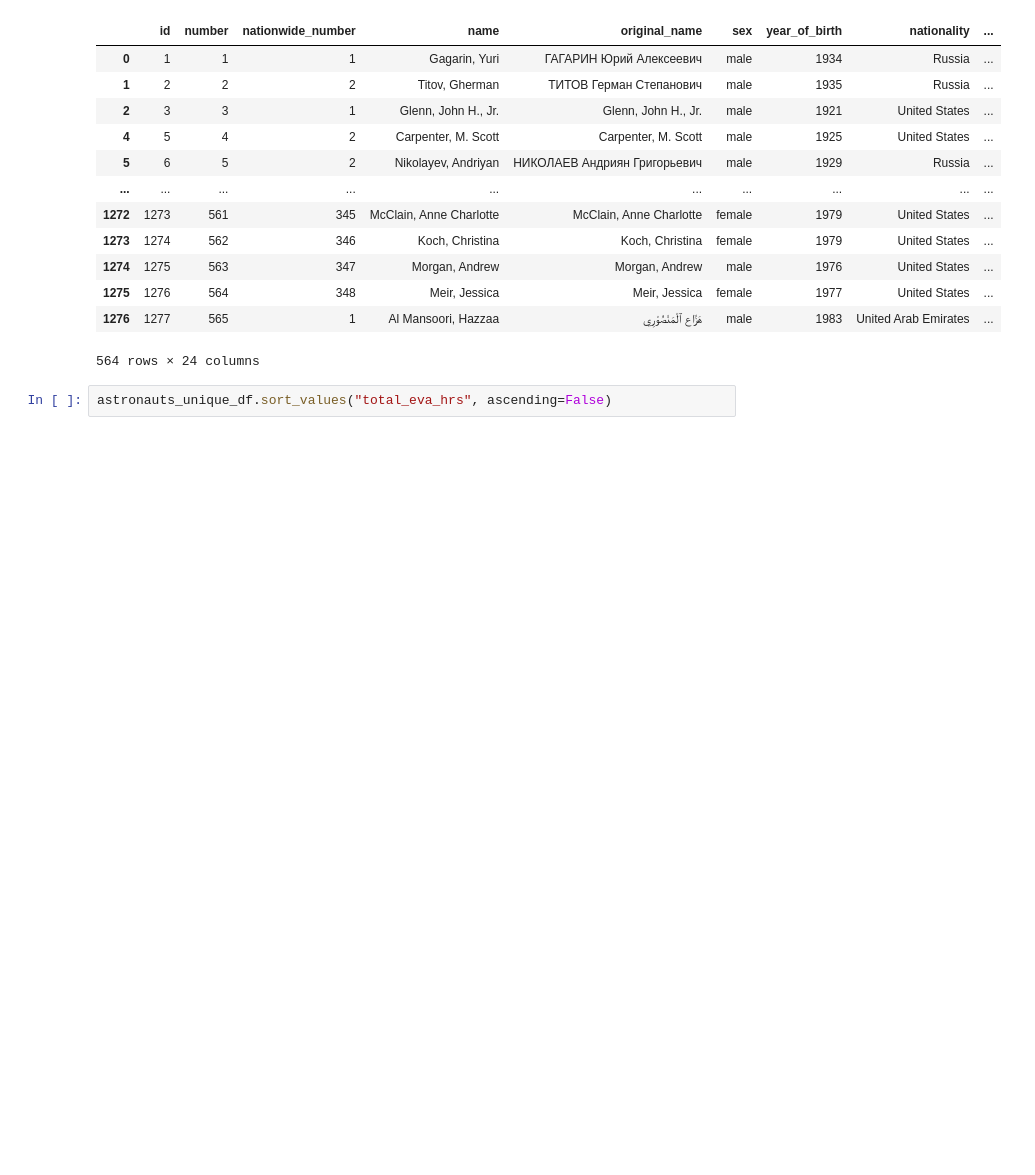
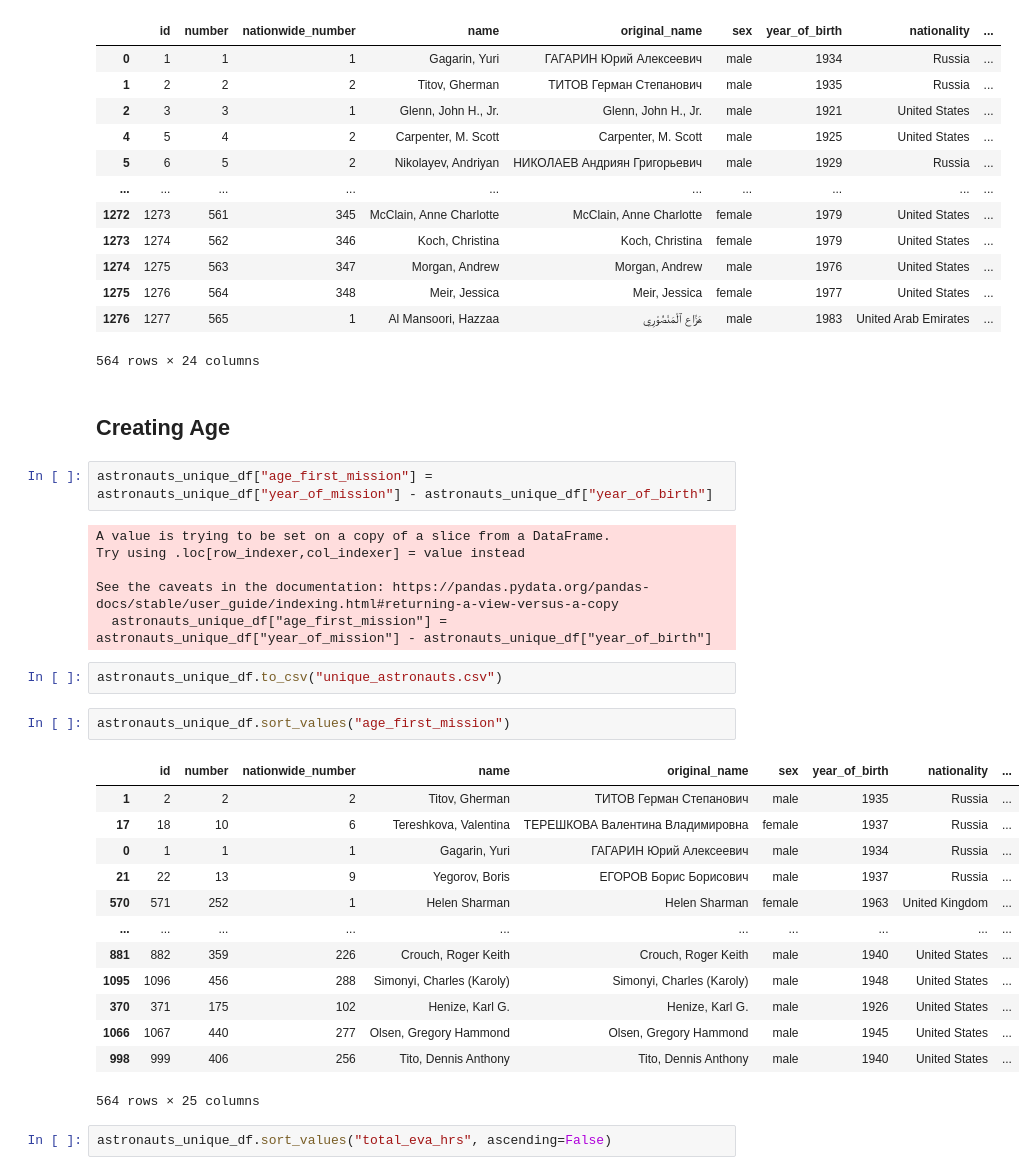
Before and after one commit to ni-xon/data-visualisation, a Jupyter notebook: data-cleaning/cleaning.ipynb, the cells around one changed output. Saved outputs shown, nothing was run; the diff lists cells and outputs as text; blank space fills up the shorter version.

Commit message:
Added unique astronauts.csv

```diff
--- a/data-cleaning/cleaning.ipynb
+++ b/data-cleaning/cleaning.ipynb
@@ -48,6 +46,34 @@ astronauts_unique_df
 | 1275 | 1276 | 564 | 348 | Meir, Jessica | Meir, Jessica | female | 1977 | United States | ... |
 | 1276 | 1277 | 565 | 1 | Al Mansoori, Hazzaa | هَزَّاع ٱلْمَنْصُوْرِي | male | 1983 | United Arab Emirates | ... |
 564 rows × 24 columns
+# %% [markdown]
+## Creating Age
+# %%
+astronauts_unique_df["age_first_mission"] = astronauts_unique_df["year_of_mission"] - astronauts_unique_df["year_of_birth"]
+# %% [output]
+A value is trying to be set on a copy of a slice from a DataFrame.
+Try using .loc[row_indexer,col_indexer] = value instead
+
+See the caveats in the documentation: https://pandas.pydata.org/pandas-docs/stable/user_guide/indexing.html#returning-a-view-versus-a-copy
+  astronauts_unique_df["age_first_mission"] = astronauts_unique_df["year_of_mission"] - astronauts_unique_df["year_of_birth"]
+# %%
+astronauts_unique_df.to_csv("unique_astronauts.csv")
+# %%
+astronauts_unique_df.sort_values("age_first_mission")
+# %% [output]
+|  | id | number | nationwide_number | name | original_name | sex | year_of_birth | nationality | ... |
+| 1 | 2 | 2 | 2 | Titov, Gherman | ТИТОВ Герман Степанович | male | 1935 | Russia | ... |
+| 17 | 18 | 10 | 6 | Tereshkova, Valentina | ТЕРЕШКОВА Валентина Владимировна | female | 1937 | Russia | ... |
+| 0 | 1 | 1 | 1 | Gagarin, Yuri | ГАГАРИН Юрий Алексеевич | male | 1934 | Russia | ... |
+| 21 | 22 | 13 | 9 | Yegorov, Boris | ЕГОРОВ Борис Борисович | male | 1937 | Russia | ... |
+| 570 | 571 | 252 | 1 | Helen Sharman | Helen Sharman | female | 1963 | United Kingdom | ... |
+| ... | ... | ... | ... | ... | ... | ... | ... | ... | ... |
+| 881 | 882 | 359 | 226 | Crouch, Roger Keith | Crouch, Roger Keith | male | 1940 | United States | ... |
+| 1095 | 1096 | 456 | 288 | Simonyi, Charles (Karoly) | Simonyi, Charles (Karoly) | male | 1948 | United States | ... |
+| 370 | 371 | 175 | 102 | Henize, Karl G. | Henize, Karl G. | male | 1926 | United States | ... |
+| 1066 | 1067 | 440 | 277 | Olsen, Gregory Hammond | Olsen, Gregory Hammond | male | 1945 | United States | ... |
+| 998 | 999 | 406 | 256 | Tito, Dennis Anthony | Tito, Dennis Anthony | male | 1940 | United States | ... |
+564 rows × 25 columns
 # %%
 astronauts_unique_df.sort_values("total_eva_hrs", ascending=False)
 # %% [output]
```
Also changed, not shown: parts of 1 cell of this notebook, 1 other file.
